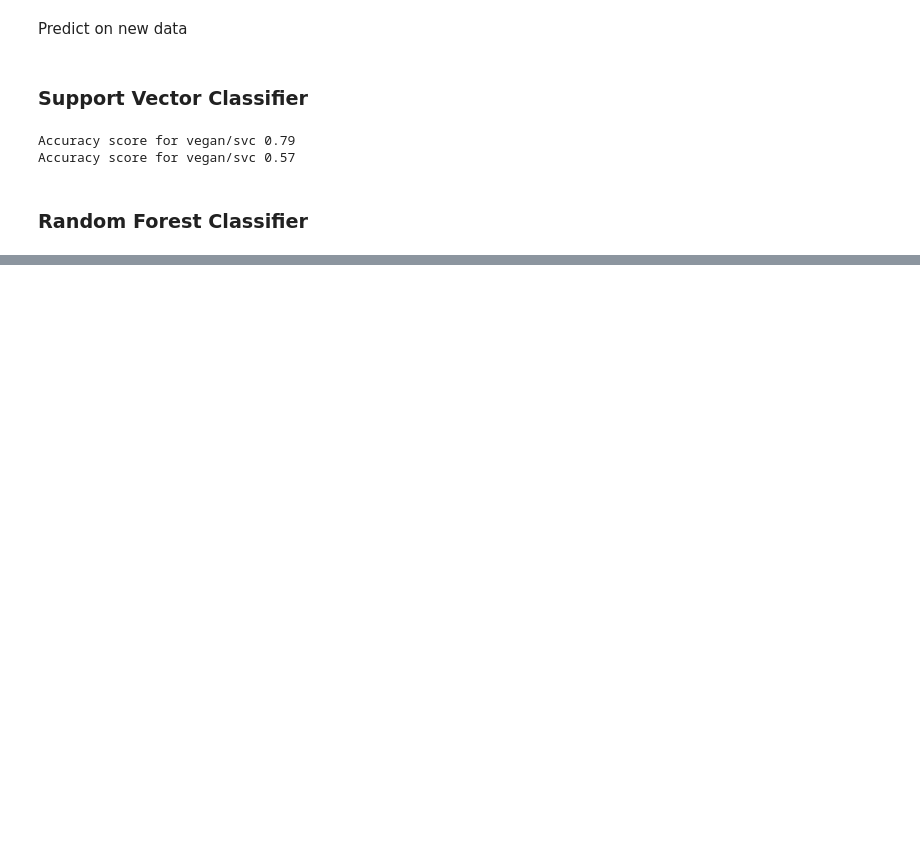
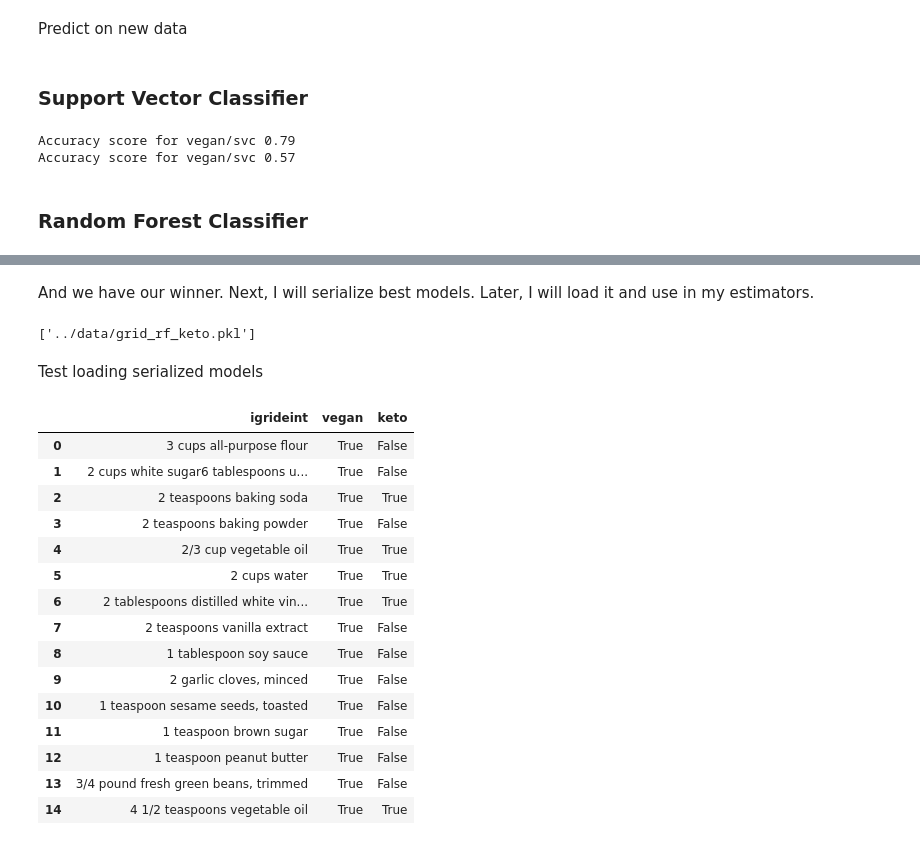
Before and after one commit to smnsht/search_by_ingredients, a Jupyter notebook: nb/src/06_TfidfVectorizer.ipynb, the cells around one changed output, grey strips where cells are left out. Saved outputs shown, nothing was run; the diff lists cells and outputs as text; code cells hidden in the pictures; blank space fills up the shorter version.

```diff
--- a/nb/src/06_TfidfVectorizer.ipynb
+++ b/nb/src/06_TfidfVectorizer.ipynb
@@ -210,0 +211,65 @@ Accuracy score for keto/rf: 0.74
+# %% [markdown]
+And we have our winner.
+Next, I will serialize best models. Later, I will load it and use in my estimators.
+# %%
+import joblib
+
+# Save the best models from your grid search
+joblib.dump(grid_rf_vegan.best_estimator_, '../data/grid_rf_vegan.pkl')
+joblib.dump(grid_rf_keto.best_estimator_, '../data/grid_rf_keto.pkl')
+# %% [output]
+['../data/grid_rf_keto.pkl']
+# %% [markdown]
+Test loading serialized models
+# %%
+# Load the serialized models
+loaded_rf_vegan = joblib.load('../data/grid_rf_vegan.pkl')
+loaded_rf_keto = joblib.load('../data/grid_rf_keto.pkl')
+
+
+X_loaded_test = [
+    '3 cups all-purpose flour',
+    '2 cups white sugar'
+    '6 tablespoons unsweetened cocoa powder',
+    '2 teaspoons baking soda',
+    '2 teaspoons baking powder',
+    '2/3 cup vegetable oil',
+    '2 cups water',
+    '2 tablespoons distilled white vinegar',
+    '2 teaspoons vanilla extract',
+    '1 tablespoon soy sauce' ,
+    '2 garlic cloves, minced',
+    '1 teaspoon sesame seeds, toasted' ,
+    '1 teaspoon brown sugar',
+    '1 teaspoon peanut butter' ,
+    '3/4 pound fresh green beans, trimmed',
+    '4 1/2 teaspoons vegetable oil',
+ ]
+
+
+y_vegan_pred = loaded_rf_vegan.predict(X_loaded_test)
+y_keto_pred = loaded_rf_keto.predict(X_loaded_test)
+
+df = pd.DataFrame({
+    'igrideint': X_loaded_test,
+    'vegan': y_vegan_pred,
+    'keto': y_keto_pred
+})
+df
+# %% [output]
+|  | igrideint | vegan | keto |
+| 0 | 3 cups all-purpose flour | True | False |
+| 1 | 2 cups white sugar6 tablespoons u... | True | False |
+| 2 | 2 teaspoons baking soda | True | True |
+| 3 | 2 teaspoons baking powder | True | False |
+| 4 | 2/3 cup vegetable oil | True | True |
+| 5 | 2 cups water | True | True |
+| 6 | 2 tablespoons distilled white vin... | True | True |
+| 7 | 2 teaspoons vanilla extract | True | False |
+| 8 | 1 tablespoon soy sauce | True | False |
+| 9 | 2 garlic cloves, minced | True | False |
+| 10 | 1 teaspoon sesame seeds, toasted | True | False |
+| 11 | 1 teaspoon brown sugar | True | False |
+| 12 | 1 teaspoon peanut butter | True | False |
+| 13 | 3/4 pound fresh green beans, trimmed | True | False |
+| 14 | 4 1/2 teaspoons vegetable oil | True | True |
```
Also changed, not shown: parts of 5 cells of this notebook, 8 other files.
